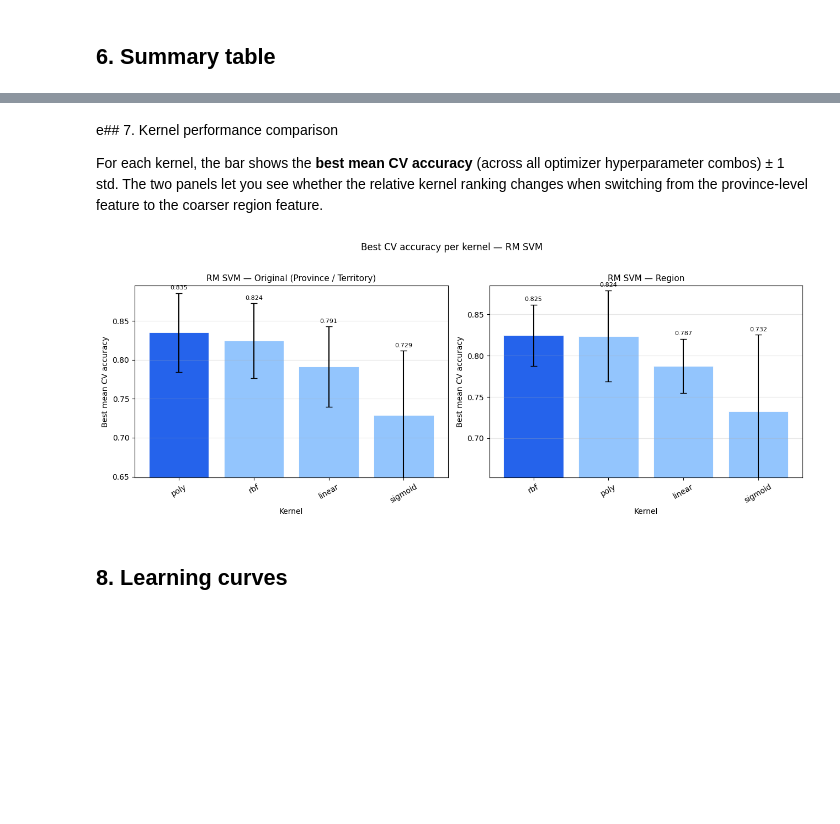
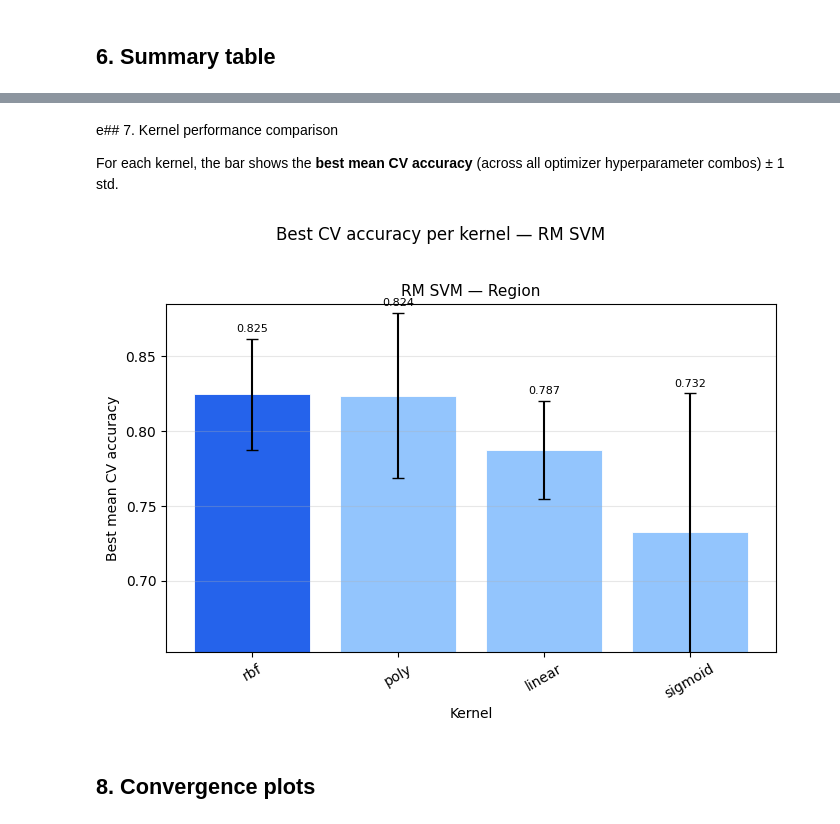
Before and after one commit to NataliiaLysenko/canada-political-party-classifier, a Jupyter notebook: notebooks/RM.ipynb, the cells around one changed output, grey strips where cells are left out. Cells and saved outputs as stored; diff of their text form; code cells hidden in the pictures; blank space fills up the shorter version.

```diff
--- a/notebooks/RM.ipynb
+++ b/notebooks/RM.ipynb
@@ -215,46 +216,38 @@ summary
 e## 7. Kernel performance comparison
 
 For each kernel, the bar shows the **best mean CV accuracy** (across all
-optimizer hyperparameter combos) ± 1 std.  The two panels let you see
-whether the relative kernel ranking changes when switching from the
-province-level feature to the coarser region feature.
+optimizer hyperparameter combos) ± 1 std.
 # %%
-bpk_orig   = best_per_kernel(search_orig['results_df'])
 bpk_region = best_per_kernel(search_region['results_df'])
 
-fig, axes = plt.subplots(1, 2, figsize=(13, 5), sharey=False)
+fig, ax = plt.subplots(figsize=(7, 5))
 
-for ax, bpk, title in zip(
-    axes,
-    [bpk_orig, bpk_region],
-    ['Original (Province / Territory)', 'Region'],
-):
-    colors = ['#2563eb' if i == 0 else '#93c5fd' for i in range(len(bpk))]
-    bars = ax.bar(bpk['kernel'], bpk['mean_cv'],
-                  yerr=bpk['std_cv'], capsize=4,
-                  color=colors, edgecolor='white', linewidth=0.6)
-    ax.set_title(f'RM SVM — {title}', fontsize=11)
-    ax.set_xlabel('Kernel')
-    ax.set_ylabel('Best mean CV accuracy')
-    ax.set_ylim(
-        max(0, bpk['mean_cv'].min() - 0.08),
-        min(1, bpk['mean_cv'].max() + 0.06),
+colors = ['#2563eb' if i == 0 else '#93c5fd' for i in range(len(bpk_region))]
+bars = ax.bar(bpk_region['kernel'], bpk_region['mean_cv'],
+              yerr=bpk_region['std_cv'], capsize=4,
+              color=colors, edgecolor='white', linewidth=0.6)
+ax.set_title('RM SVM — Region', fontsize=11)
+ax.set_xlabel('Kernel')
+ax.set_ylabel('Best mean CV accuracy')
+ax.set_ylim(
+    max(0, bpk_region['mean_cv'].min() - 0.08),
+    min(1, bpk_region['mean_cv'].max() + 0.06),
+)
+ax.tick_params(axis='x', rotation=30)
+ax.grid(axis='y', alpha=0.3)
+for bar, val, std in zip(bars, bpk_region['mean_cv'], bpk_region['std_cv']):
+    ax.text(
+        bar.get_x() + bar.get_width() / 2,
+        bar.get_height() + std + 0.003,
+        f'{val:.3f}',
+        ha='center', va='bottom', fontsize=8,
     )
-    ax.tick_params(axis='x', rotation=30)
-    ax.grid(axis='y', alpha=0.3)
-    for bar, val in zip(bars, bpk['mean_cv']):
-        ax.text(
-            bar.get_x() + bar.get_width() / 2,
-            bar.get_height() + bpk['std_cv'].iloc[list(bpk['mean_cv']).index(val)] + 0.003,
-            f'{val:.3f}',
-            ha='center', va='bottom', fontsize=8,
-        )
 
 plt.suptitle('Best CV accuracy per kernel — RM SVM', fontsize=12, y=1.02)
 plt.tight_layout()
 plt.show()
 # %% [output]
-[figure, old version]
+[figure, new version]
 # %% [markdown]
-## 8. Learning curves
+## 8. Convergence plots
 # %%
```
Also changed, not shown: parts of 10 cells of this notebook, 2 other files.
